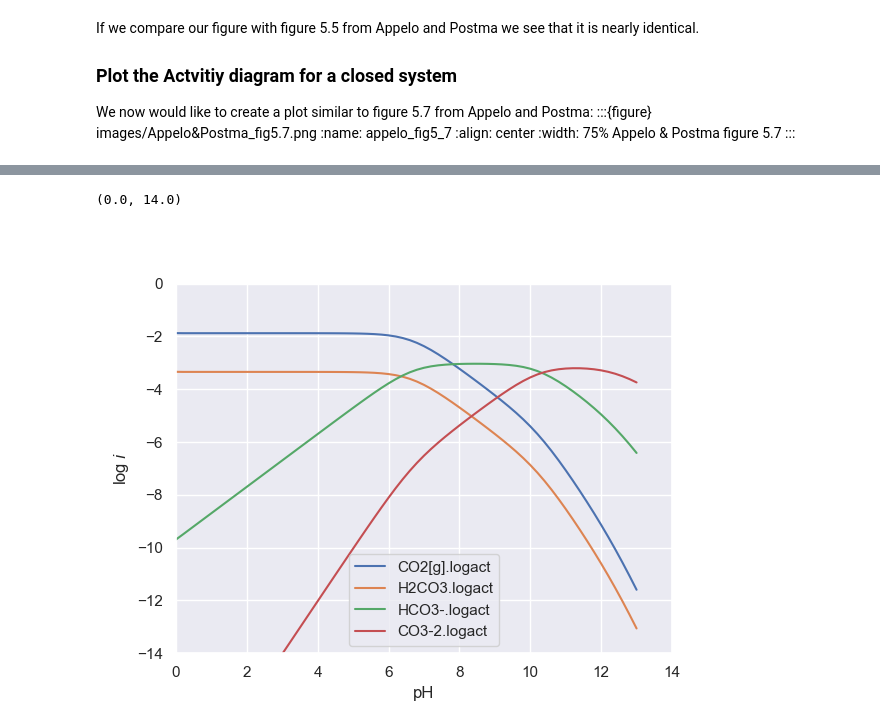
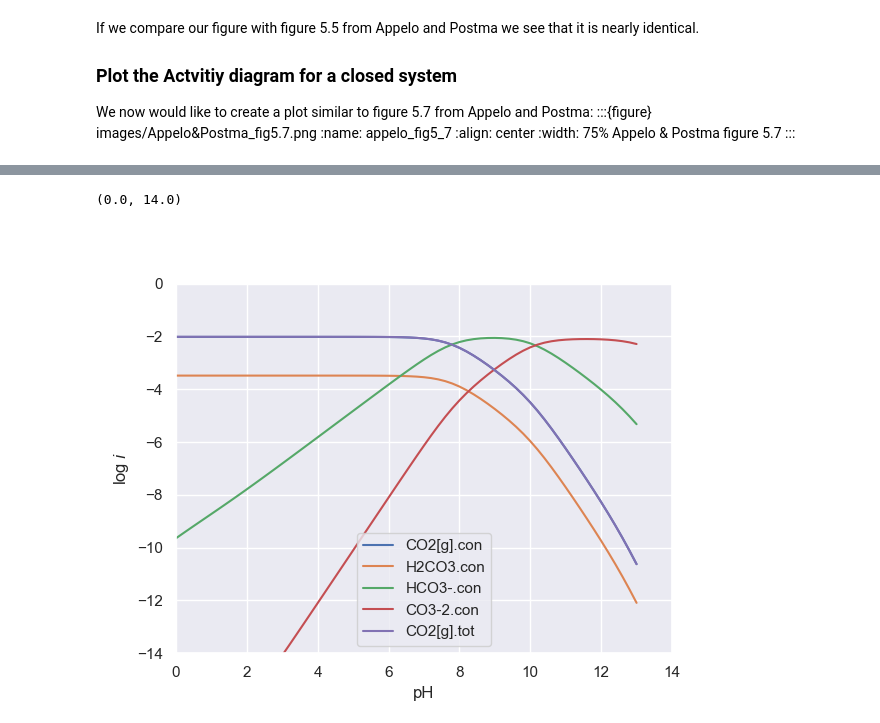
Before and after one commit to theim101/oit_chemistry_for_earth_sciences, a Jupyter notebook: chemistry_book/content/week 05/Tutorial-2-Orchestra-Carbonate-system/Tutorial_2_Carbonate_Water_Calcite_fixed_volume.ipynb, the cells around one changed output, grey strips where cells are left out. Cells and saved outputs as stored; diff of their text form; code cells hidden in the pictures.

````diff
--- a/chemistry_book/content/week 05/Tutorial-2-Orchestra-Carbonate-system/Tutorial_2_Carbonate_Water_Calcite_fixed_volume.ipynb
+++ b/chemistry_book/content/week 05/Tutorial-2-Orchestra-Carbonate-system/Tutorial_2_Carbonate_Water_Calcite_fixed_volume.ipynb
@@ -223,8 +226,9 @@ with chdir(orchestra_path):
                         'H2CO3.tot', 'H2CO3.con', 'H2CO3.logact', 'H2CO3.diss',
                         'Ca+2.tot', 'Ca+2.con', 'Ca+2.logact', 'Ca+2.diss',
                         'Cl-.tot', 'Cl-.con', 'Cl-.logact', 'Cl-.diss',
+                        'Na+.tot', 'Na+.con', 'Na+.logact', 'Na+.diss',
                         'CaCO3.con', 'CaHCO3+.con', 'CaOH+.con',
-                        'Calicite[s].si', 'Calcite[s].tot',
+                        'Calicite[s].si', 'Calcite[s].tot', 'Calcite[s].con', 'Calcite[s].logact',
                         'Aragonite[s].si', 'Portlandite[s].si', 'Lime[s].si',
                         'I', 'chargebalance', 'watervolume', 'gasvolume','pressure' ])
 
@@ -274,9 +278,13 @@ Finally the total amount of Carbonate in the system is not really relevant as th
 # InVars need to contain floats
 IN = np.array([np.ones_like(InVars)]).astype(float)
 
+# Define initial conditions
+CO2_ini = 1e-3 # moles
+Ca_ini = 1e-20 # moles
+
 IN[0][np.where(InVars == 'pH')] = 12 # moles
-IN[0][np.where(InVars == 'CO2[g].tot')] = 1e-3 # moles
-IN[0][np.where(InVars == 'Ca+2.tot')] = 1e-20 # No Gypsum (initial conditions)
+IN[0][np.where(InVars == 'CO3-2.tot')] = CO2_ini # moles
+IN[0][np.where(InVars == 'Ca+2.tot')] = Ca_ini # No Gypsum (initial conditions)
 IN[0][np.where(InVars == 'watervolume')] = 1.0 # 1 liter
 IN[0][np.where(InVars == 'gasvolume')] = 1.0 # 1 liter
 
@@ -377,15 +387,15 @@ The results are slightly different from the results presented in Appelo and Post
 ```
 # %%
 fig3,ax3 = plt.subplots()
-species_list = ['CO2[g].logact','H2CO3.logact', 'HCO3-.logact','CO3-2.logact']
+species_list = ['CO2[g].con','H2CO3.con', 'HCO3-.con','CO3-2.con', 'CO2[g].tot']
 for species in species_list:
-    ax3.plot(Res_Simulation['pH'], Res_Simulation[species], '-')
+    ax3.plot(Res_Simulation['pH'], np.log10(Res_Simulation[species]), '-')
 ax3.grid(True)
 ax3.legend(species_list)
 ax3.set_xlabel('pH')
 ax3.set_ylabel(r'log $i$')
 ax3.set_ylim(-14,0)
 ax3.set_xlim(0,14)
 # %% [output]
 (0.0, 14.0)
-[figure, old version]
+[figure, new version]
````
Also changed, not shown: parts of 13 cells of this notebook, 33 other files.
